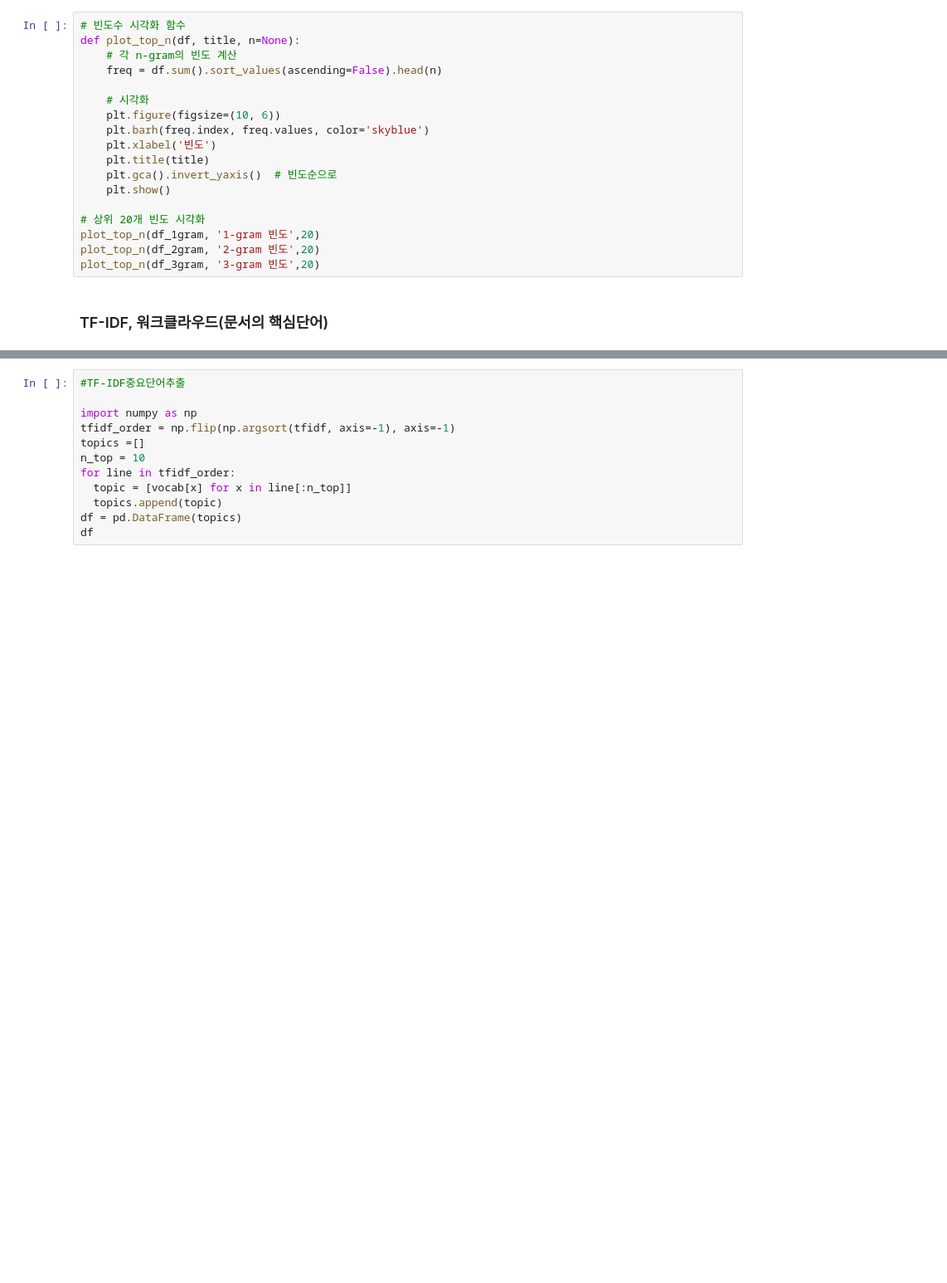
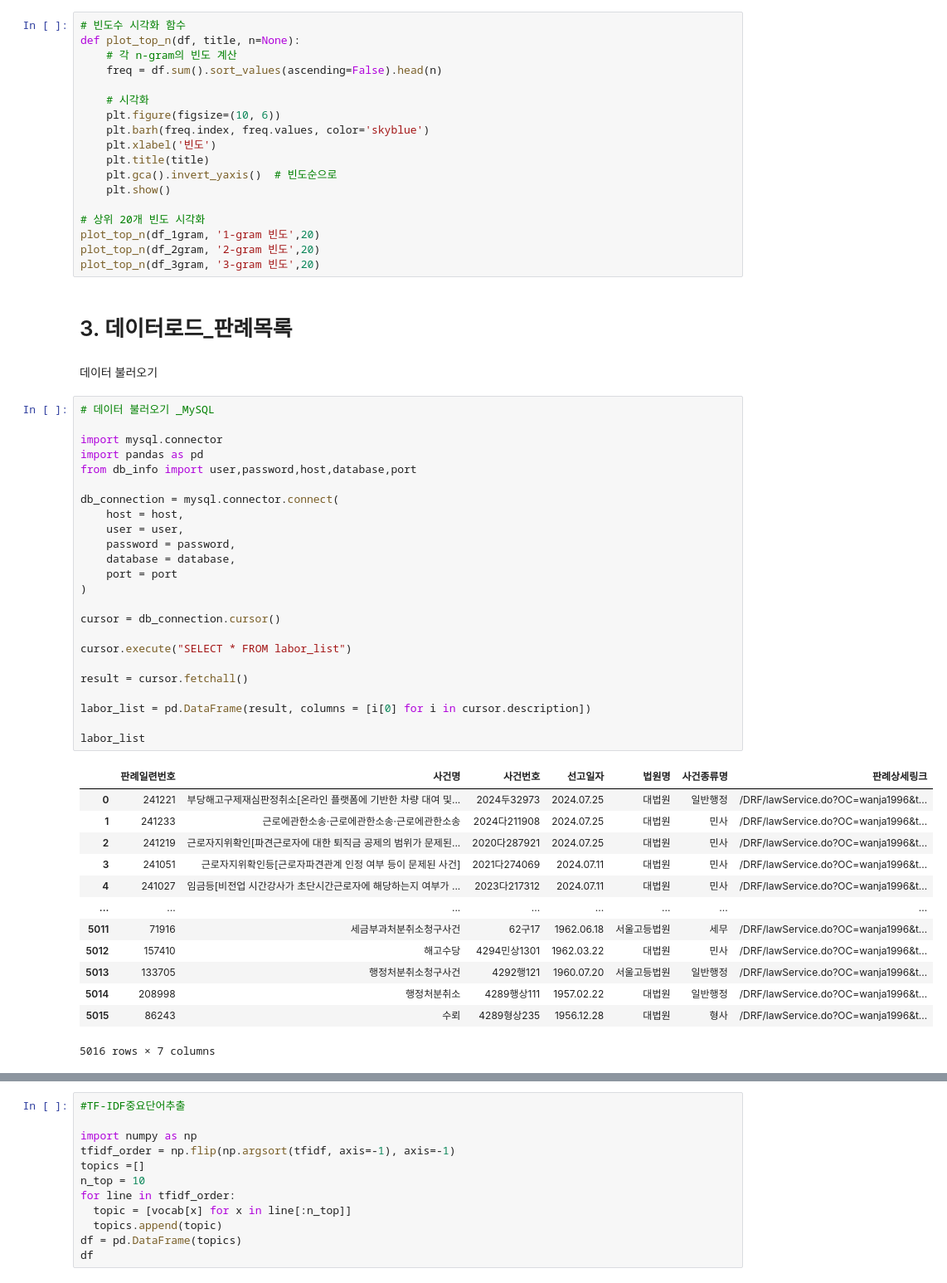
Before and after one commit to sesac-NoF/NoF, a Jupyter notebook: Labor_precedent_EDA/11_Labor_Real_ngram.ipynb, the cells around one changed output, grey strips where cells are left out. Shown at 83% size. Drawn from its saved outputs; the diff is of its cells as text; blank space fills up the shorter version.

```diff
--- a/Labor_precedent_EDA/11_Labor_Real_ngram.ipynb
+++ b/Labor_precedent_EDA/11_Labor_Real_ngram.ipynb
@@ -428,5 +378,45 @@ def plot_top_n(df, title, n=None):
 plot_top_n(df_1gram, '1-gram 빈도',20)
 plot_top_n(df_2gram, '2-gram 빈도',20)
 plot_top_n(df_3gram, '3-gram 빈도',20)
-# %% [markdown]
-### TF-IDF, 워크클라우드(문서의 핵심단어)
+# %% [markdown]
+# 3. 데이터로드_판례목록
+# %% [markdown]
+데이터 불러오기
+# %%
+# 데이터 불러오기 _MySQL
+
+import mysql.connector
+import pandas as pd
+from db_info import user,password,host,database,port
+
+db_connection = mysql.connector.connect(
+    host = host,
+    user = user,
+    password = password,
+    database = database,
+    port = port
+)
+
+cursor = db_connection.cursor()
+
+cursor.execute("SELECT * FROM labor_list")
+
+result = cursor.fetchall()
+
+labor_list = pd.DataFrame(result, columns = [i[0] for i in cursor.description])
+
+labor_list
+# %% [output]
+|  | 판례일련번호 | 사건명 | 사건번호 | 선고일자 | 법원명 | 사건종류명 | 판례상세링크 |
+| 0 | 241221 | 부당해고구제재심판정취소[온라인 플랫폼에 기반한 차량 대여 및... | 2024두32973 | 2024.07.25 | 대법원 | 일반행정 | /DRF/lawService.do?OC=wanja1996&t... |
+| 1 | 241233 | 근로에관한소송·근로에관한소송·근로에관한소송 | 2024다211908 | 2024.07.25 | 대법원 | 민사 | /DRF/lawService.do?OC=wanja1996&t... |
+| 2 | 241219 | 근로자지위확인[파견근로자에 대한 퇴직금 공제의 범위가 문제된... | 2020다287921 | 2024.07.25 | 대법원 | 민사 | /DRF/lawService.do?OC=wanja1996&t... |
+| 3 | 241051 | 근로자지위확인등[근로자파견관계 인정 여부 등이 문제된 사건] | 2021다274069 | 2024.07.11 | 대법원 | 민사 | /DRF/lawService.do?OC=wanja1996&t... |
+| 4 | 241027 | 임금등[비전업 시간강사가 초단시간근로자에 해당하는지 여부가 ... | 2023다217312 | 2024.07.11 | 대법원 | 민사 | /DRF/lawService.do?OC=wanja1996&t... |
+| ... | ... | ... | ... | ... | ... | ... | ... |
+| 5011 | 71916 | 세금부과처분취소청구사건 | 62구17 | 1962.06.18 | 서울고등법원 | 세무 | /DRF/lawService.do?OC=wanja1996&t... |
+| 5012 | 157410 | 해고수당 | 4294민상1301 | 1962.03.22 | 대법원 | 민사 | /DRF/lawService.do?OC=wanja1996&t... |
+| 5013 | 133705 | 행정처분취소청구사건 | 4292행121 | 1960.07.20 | 서울고등법원 | 일반행정 | /DRF/lawService.do?OC=wanja1996&t... |
+| 5014 | 208998 | 행정처분취소 | 4289행상111 | 1957.02.22 | 대법원 | 일반행정 | /DRF/lawService.do?OC=wanja1996&t... |
+| 5015 | 86243 | 수뢰 | 4289형상235 | 1956.12.28 | 대법원 | 형사 | /DRF/lawService.do?OC=wanja1996&t... |
+5016 rows × 7 columns
```
Also changed, not shown: parts of 19 cells of this notebook, 1 other file.
